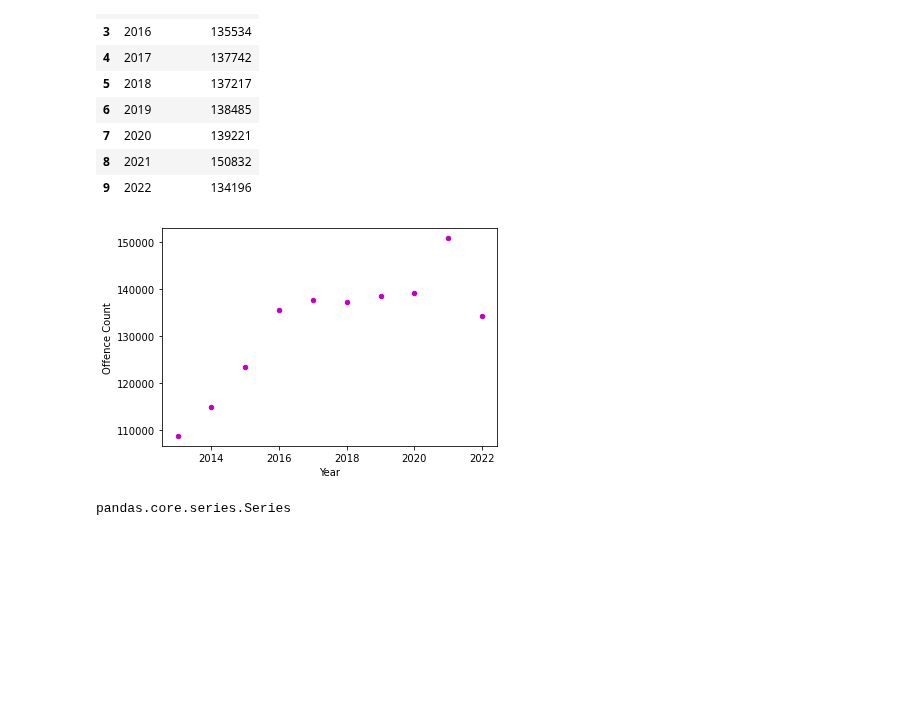
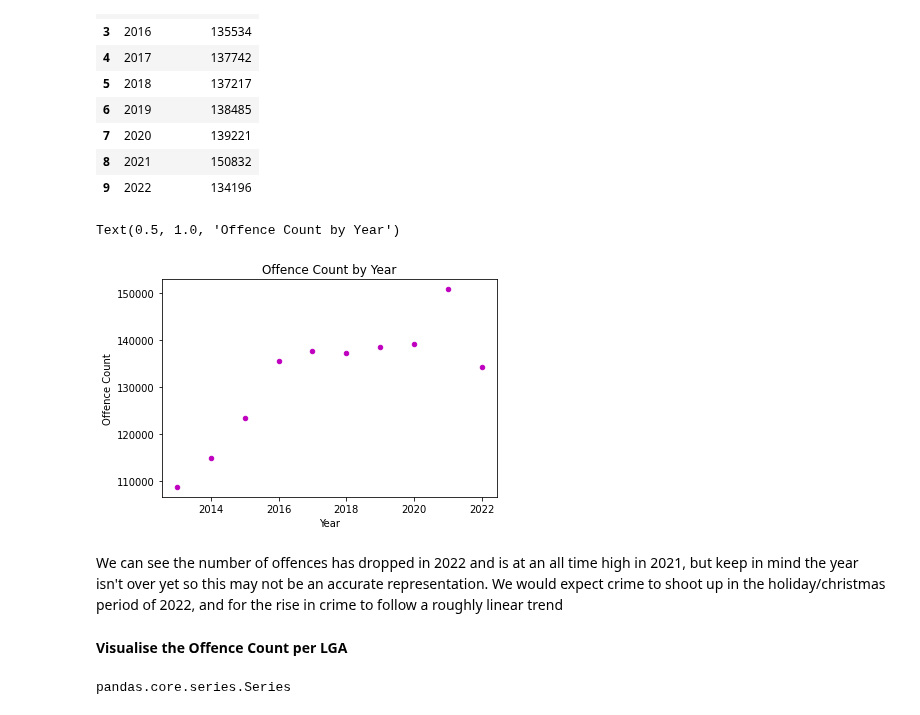
Before and after one commit to MAST30034-Applied-Data-Science/generic-real-estate-consulting-project-group-30, a Jupyter notebook: notebooks/preprocessing_crime.ipynb, the cells around one changed output. Saved outputs shown, nothing was run; the diff lists cells and outputs as text; code cells hidden in the pictures; blank space fills up the shorter version.

Commit message:
updated/cleaned preprocessing_crime

```diff
--- a/notebooks/preprocessing_crime.ipynb
+++ b/notebooks/preprocessing_crime.ipynb
@@ -283,5 +289,6 @@ fig.savefig("../plots/offence_counts_plot.png")
 # %%
 def outliers_iqr(column):
+    """Removes outliers per the IQR method"""
     quartile_1, quartile_3 = np.percentile(column, [25, 75])
     iqr = quartile_3 - quartile_1
     lower_bound = quartile_1 - (iqr * 1.5)
@@ -403,7 +407,9 @@ offence_count_by_year
 # %%
 plot = offence_count_by_year.plot.scatter(x='Year', y='Offence Count', c="m", s=20)
 
 fig = plot.get_figure()
 fig.savefig("../plots/crime_growth.png")
+plt.title("Offence Count by Year")
 # %% [output]
+Text(0.5, 1.0, 'Offence Count by Year')
-[figure, old version]
+[figure, new version]
@@ -415,3 +416,7 @@ fig.savefig("../plots/crime_growth.png")
+# %% [markdown]
+We can see the number of offences has dropped in 2022 and is at an all time high in 2021, but keep in mind the year isn't over yet so this may not be an accurate representation. We would expect crime to shoot up in the holiday/christmas period of 2022, and for the rise in crime to follow a roughly linear trend
+# %% [markdown]
+**Visualise the Offence Count per LGA**
 # %%
 offence_count_by_LGA = processed_df.groupby('Local Government Area')['Offence Count'].sum().sort_values(ascending=False)
 # %%
```
Also changed, not shown: parts of 33 cells of this notebook, 1 other file.
